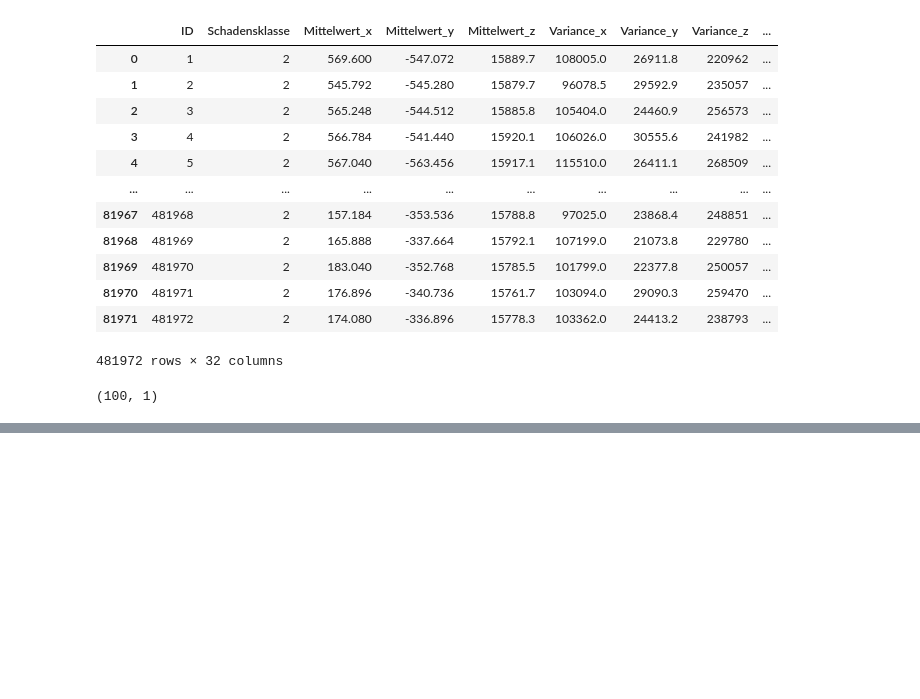
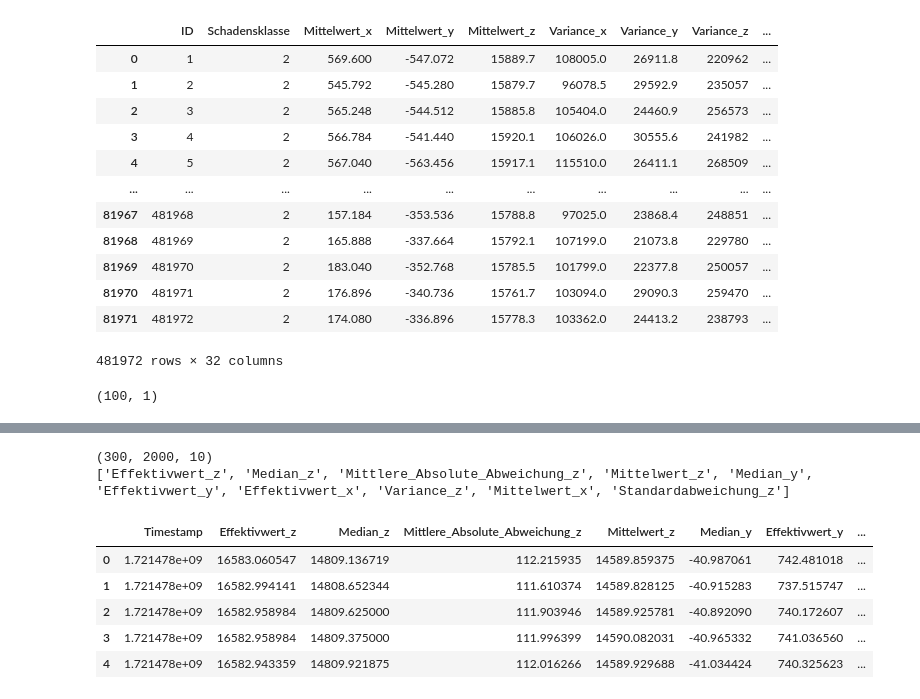
Before and after one commit to lian333/transformer_all, a Jupyter notebook: dataanalyse.ipynb, the cells around one changed output, grey strips where cells are left out. Cells and saved outputs as stored; diff of their text form; code cells hidden in the pictures; blank space fills up the shorter version.

```diff
--- a/dataanalyse.ipynb
+++ b/dataanalyse.ipynb
@@ -498,0 +200,50 @@ Best model saved to best_xgboost_model.pkl
+# %%
+import numpy as np
+import pandas as pd
+from datetime import datetime, timedelta
+
+import json
+import pickle
+import pandas as pd
+import numpy as np
+# Load the synthetic data
+with open('synthetic_data_2000_axis1.pkl', 'rb') as f:
+    synthetic_features = pickle.load(f)
+print(synthetic_features.shape)
+with open ('./Data/ETT/feature_important_axis1.json', 'r') as f:
+    importance = json.load(f)
+print(importance)
+# 获取当前时间
+current_time = datetime.now()
+
+# 生成UNIX时间戳列表，每个批次的时间戳相差一小时
+timestamps = [(current_time + timedelta(hours=i)).timestamp() for i in range(synthetic_features.shape[0])]
+
+# 为每个批次添加UNIX时间戳
+# 扩展时间戳的形状，使其与 synthetic_features 匹配
+timestamp_array = np.array(timestamps).reshape(-1, 1, 1)
+timestamp_array = np.tile(timestamp_array, (1, synthetic_features.shape[1], 1))
+
+# 合并时间戳和特征数据
+synthetic_features_with_timestamps = np.concatenate((timestamp_array, synthetic_features), axis=2)
+
+# 将三维数组转换为二维数据框
+reshaped_features = synthetic_features_with_timestamps.reshape(-1, synthetic_features_with_timestamps.shape[2])
+# 假设原始数据框的列名如下
+columns =['Timestamp']+ importance
+
+# 创建数据框
+synthetic_df = pd.DataFrame(reshaped_features, columns=columns)
+
+# 打印数据框
+synthetic_df.to_csv('./Data/ETT/synthetic_data_2000_axis1.csv', index=False)
+synthetic_df.head()
+# %% [output]
+(300, 2000, 10)
+['Effektivwert_z', 'Median_z', 'Mittlere_Absolute_Abweichung_z', 'Mittelwert_z', 'Median_y', 'Effektivwert_y', 'Effektivwert_x', 'Variance_z', 'Mittelwert_x', 'Standardabweichung_z']
+|  | Timestamp | Effektivwert_z | Median_z | Mittlere_Absolute_Abweichung_z | Mittelwert_z | Median_y | Effektivwert_y | ... |
+| 0 | 1.721478e+09 | 16583.060547 | 14809.136719 | 112.215935 | 14589.859375 | -40.987061 | 742.481018 | ... |
+| 1 | 1.721478e+09 | 16582.994141 | 14808.652344 | 111.610374 | 14589.828125 | -40.915283 | 737.515747 | ... |
+| 2 | 1.721478e+09 | 16582.958984 | 14809.625000 | 111.903946 | 14589.925781 | -40.892090 | 740.172607 | ... |
+| 3 | 1.721478e+09 | 16582.958984 | 14809.375000 | 111.996399 | 14590.082031 | -40.965332 | 741.036560 | ... |
+| 4 | 1.721478e+09 | 16582.943359 | 14809.921875 | 112.016266 | 14589.929688 | -41.034424 | 740.325623 | ... |
```
Also changed, not shown: parts of 15 cells of this notebook.
